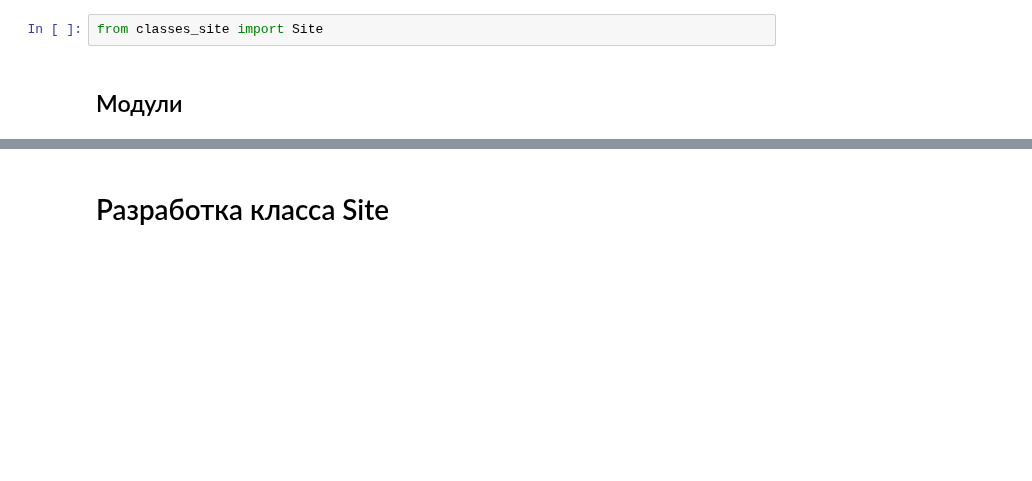
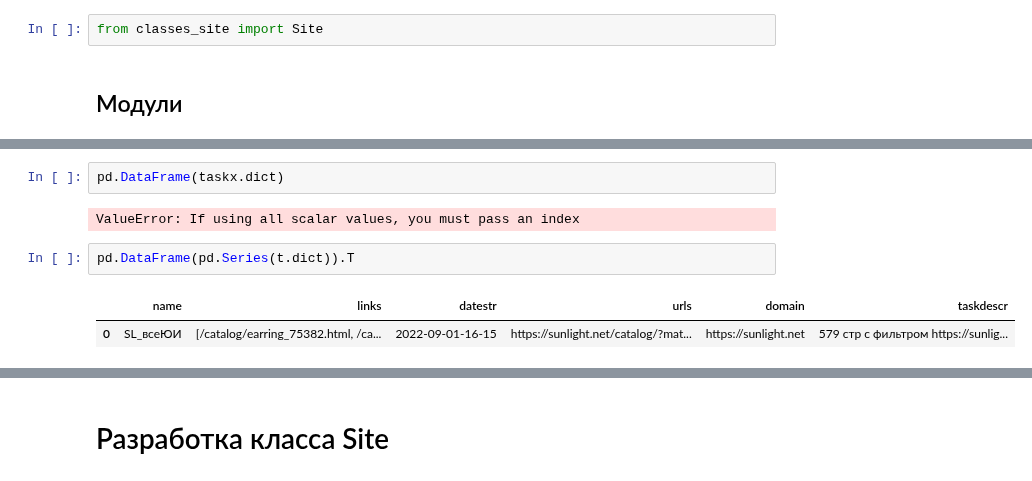
Before and after one commit to KeskilV/Parsing_NKO, a Jupyter notebook: ParsingSUNLIGHT.ipynb, the cells around one changed output, grey strips where cells are left out. Drawn from its saved outputs; the diff is of its cells as text; blank space fills up the shorter version.

```diff
--- a/ParsingSUNLIGHT.ipynb
+++ b/ParsingSUNLIGHT.ipynb
@@ -45,0 +81,9 @@ from classes_site import Site
+# %%
+pd.DataFrame(taskx.dict)
+# %% [output]
+ValueError: If using all scalar values, you must pass an index
+# %%
+pd.DataFrame(pd.Series(t.dict)).T
+# %% [output]
+|  | name | links | datestr | urls | domain | taskdescr |
+| 0 | SL_всеЮИ | [/catalog/earring_75382.html, /ca... | 2022-09-01-16-15 | https://sunlight.net/catalog/?mat... | https://sunlight.net | 579 стр с фильтром https://sunlig... |
```
Also changed, not shown: parts of 79 cells of this notebook, 18 other files.
